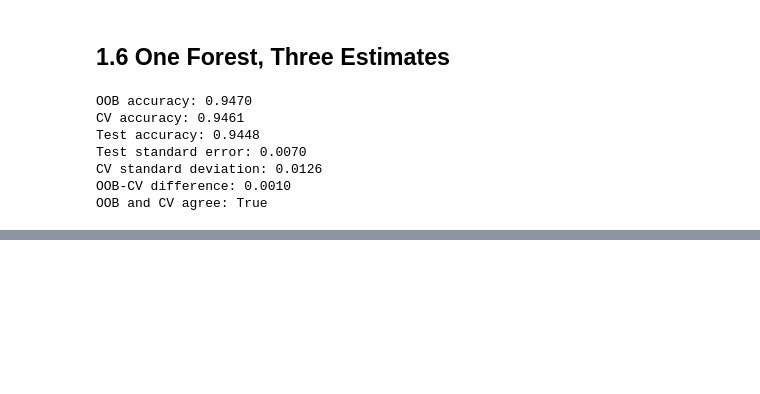
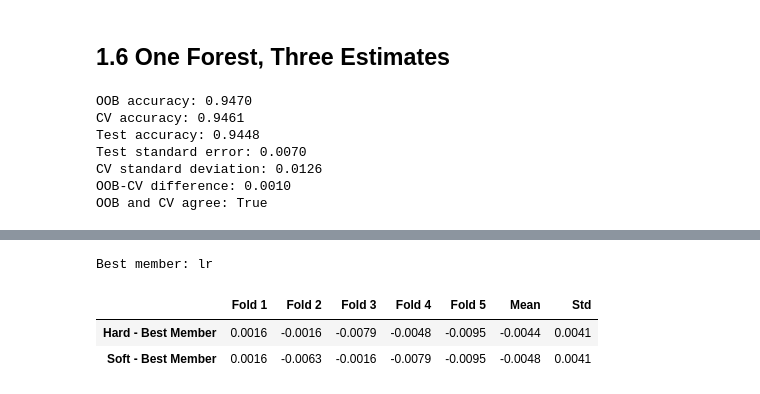
Before and after one commit to Meyrim1/meirim_ML_task_4, a Jupyter notebook: meirim_task4.ipynb, the cells around one changed output, grey strips where cells are left out. Cells and saved outputs as stored; diff of their text form; code cells hidden in the pictures; blank space fills up the shorter version.

```diff
--- a/meirim_task4.ipynb
+++ b/meirim_task4.ipynb
@@ -270,0 +630,31 @@ The test accuracy was also close ton both estimates, with a standard error of 0.
+# %%
+
+member_names = ["lr", "knn", "tree"]
+
+best_member = max(
+    member_names,
+    key=lambda name: voting_scores[name].mean()
+)
+
+hard_diff = voting_scores["hard"] - voting_scores[best_member]
+soft_diff = voting_scores["soft"] - voting_scores[best_member]
+
+diff_table = pd.DataFrame(
+    [hard_diff, soft_diff],
+    index=[
+        "Hard - Best Member",
+        "Soft - Best Member"
+    ],
+    columns=[f"Fold {i}" for i in range(1, 6)]
+)
+
+diff_table["Mean"] = diff_table.iloc[:, :5].mean(axis=1)
+diff_table["Std"] = diff_table.iloc[:, :5].std(axis=1, ddof=0)
+
+print("Best member:", best_member)
+display(diff_table.round(4))
+# %% [output]
+Best member: lr
+|  | Fold 1 | Fold 2 | Fold 3 | Fold 4 | Fold 5 | Mean | Std |
+| Hard - Best Member | 0.0016 | -0.0016 | -0.0079 | -0.0048 | -0.0095 | -0.0044 | 0.0041 |
+| Soft - Best Member | 0.0016 | -0.0063 | -0.0016 | -0.0079 | -0.0095 | -0.0048 | 0.0041 |
```
Also changed, not shown: parts of 30 cells of this notebook.
